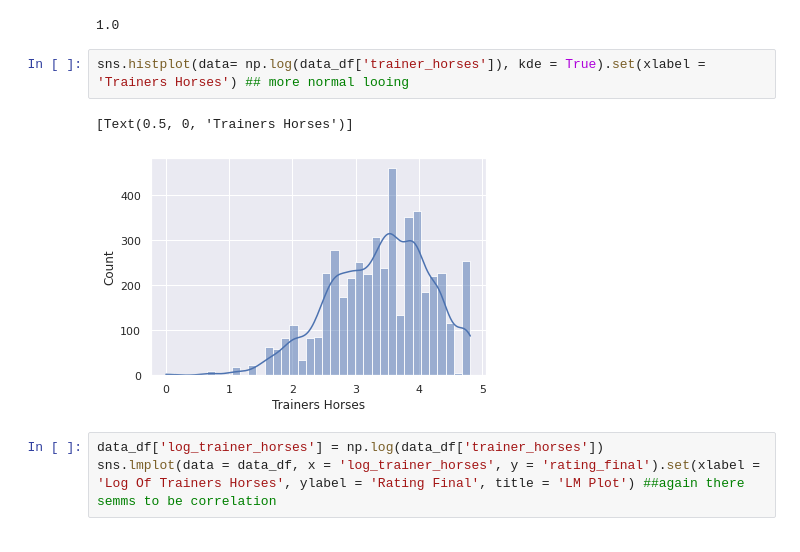
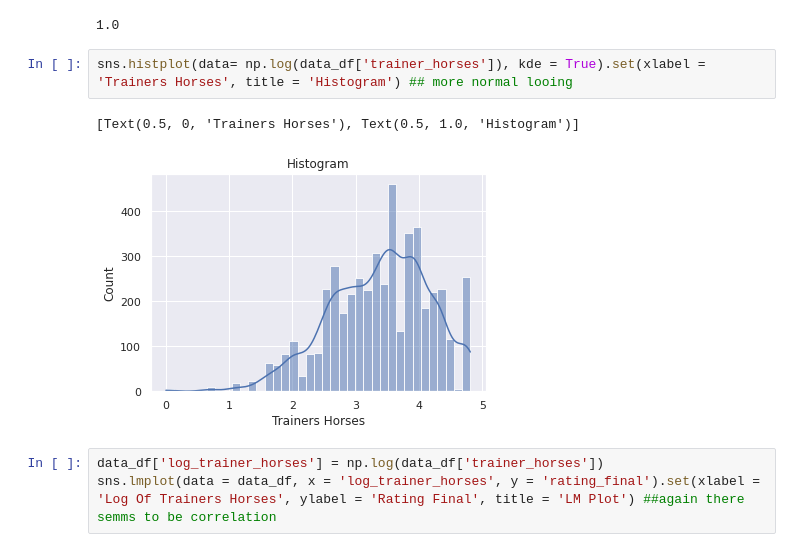
Before and after one commit to samkirwanppb/UCDPA_SamKirwan, a Jupyter notebook: project.ipynb, the cells around one changed output. Saved outputs shown, nothing was run; the diff lists cells and outputs as text.

```diff
--- a/project.ipynb
+++ b/project.ipynb
@@ -593,10 +597,10 @@ data_df['trainer_horses'].min() #no negetive or 0 values. can use log to transfo
 # %% [output]
 1.0
 # %%
-sns.histplot(data= np.log(data_df['trainer_horses']), kde = True).set(xlabel = 'Trainers Horses') ## more normal looing
+sns.histplot(data= np.log(data_df['trainer_horses']), kde = True).set(xlabel = 'Trainers Horses', title = 'Histogram') ## more normal looing
 # %% [output]
-[Text(0.5, 0, 'Trainers Horses')]
+[Text(0.5, 0, 'Trainers Horses'), Text(0.5, 1.0, 'Histogram')]
-[figure, old version]
+[figure, new version]
 # %%
 data_df['log_trainer_horses'] = np.log(data_df['trainer_horses'])
 sns.lmplot(data = data_df, x = 'log_trainer_horses', y = 'rating_final').set(xlabel = 'Log Of Trainers Horses', ylabel = 'Rating Final', title = 'LM Plot') ##again there semms to be correlation
```
Also changed, not shown: parts of 27 cells of this notebook.
